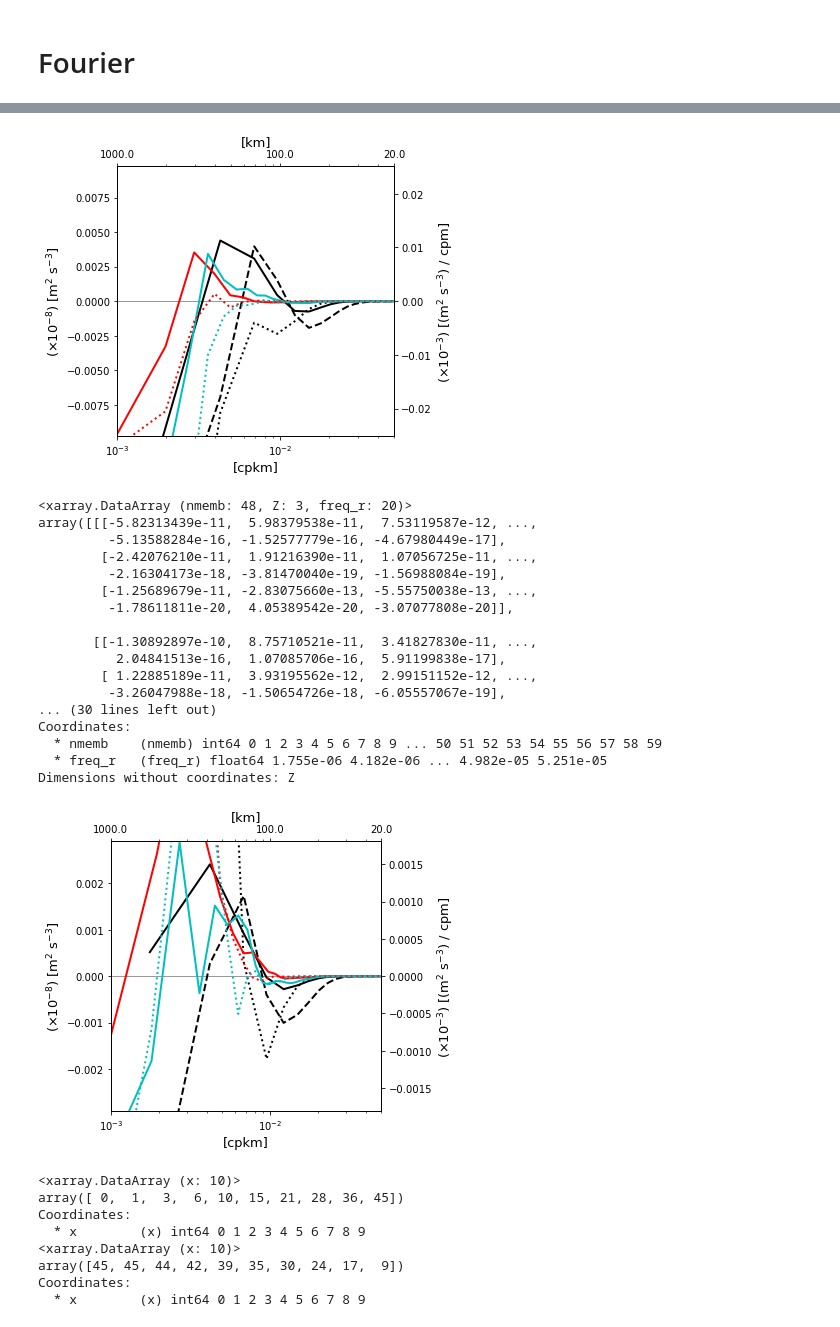
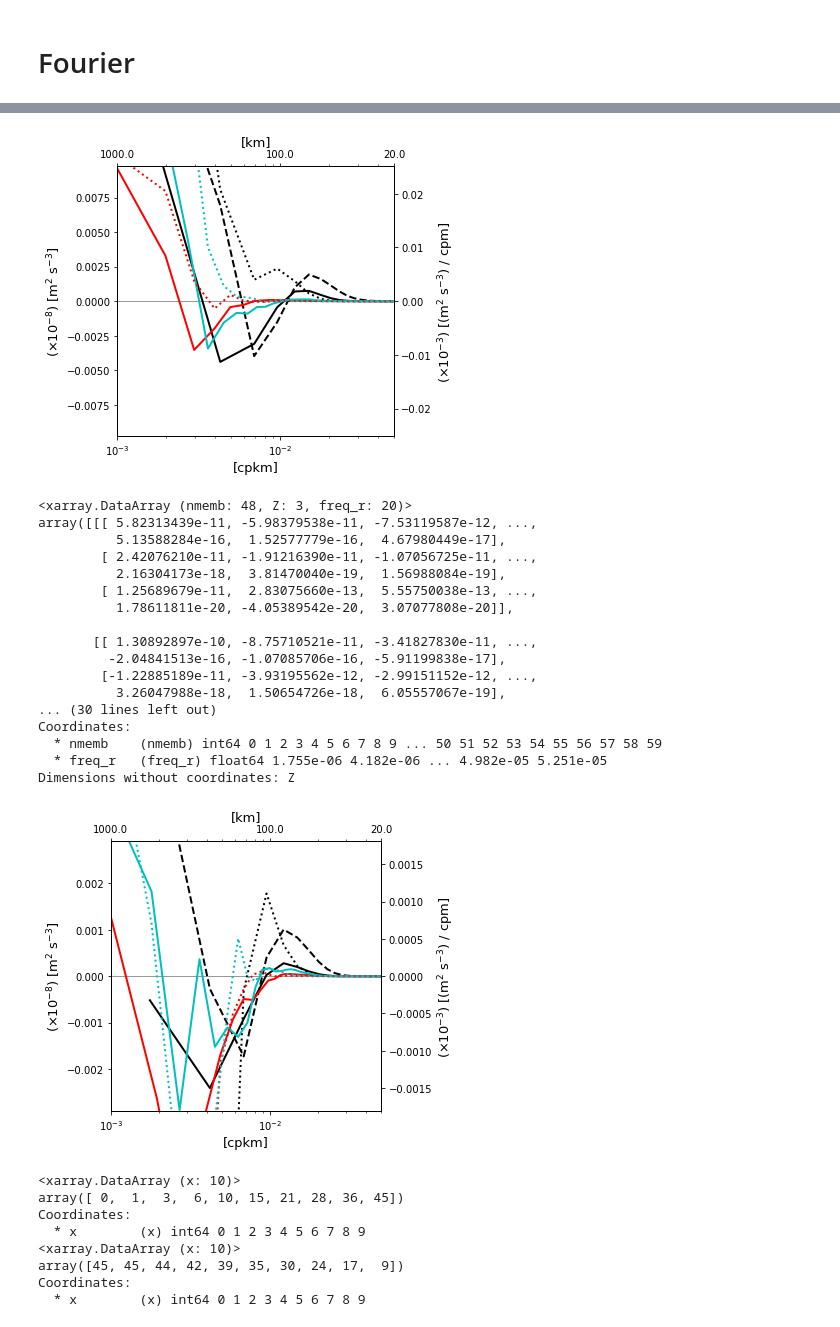
Before and after one commit to roxyboy/NA-wavelet-notes, a Jupyter notebook: KE-spectral-flux.ipynb, the cells around one changed output, grey strips where cells are left out. Cells and saved outputs as stored; diff of their text form; code cells hidden in the pictures.

```diff
--- a/KE-spectral-flux.ipynb
+++ b/KE-spectral-flux.ipynb
@@ -758,14 +888,14 @@ for reg in range(len(xs)):
             )
 
             cs = (csUA+csVA).real
-            pil_0 = (cs.sel(freq_YC=0).isel(freq_XC=slice(int(N[-1]/2)+1,None))*np.diff(cs.freq_XC)[0]
-                    )[...,::-1].cumsum('freq_XC')[...,::-1].compute()
-            pik_0 = (cs.sel(freq_XC=0).isel(freq_YC=slice(int(N[-2]/2)+1,None))*np.diff(cs.freq_YC)[0]
-                    )[...,::-1].cumsum('freq_YC')[...,::-1].compute()
+            pil_0 = -(cs.sel(freq_YC=0).isel(freq_XC=slice(int(N[-1]/2)+1,None))*np.diff(cs.freq_XC)[0]
+                     )[...,::-1].cumsum('freq_XC')[...,::-1].compute()
+            pik_0 = -(cs.sel(freq_XC=0).isel(freq_YC=slice(int(N[-2]/2)+1,None))*np.diff(cs.freq_YC)[0]
+                     )[...,::-1].cumsum('freq_YC')[...,::-1].compute()
 
             iso_cs = xrft.isotropize(cs, ["freq_YC","freq_XC"], truncate=True)
-            pi = (iso_cs*np.diff(iso_cs.freq_r)[0]
-                 )[...,::-1].cumsum('freq_r')[...,::-1].compute()
+            pi = -(iso_cs*np.diff(iso_cs.freq_r)[0]
+                  )[...,::-1].cumsum('freq_r')[...,::-1].compute()
 #             pi = -(iso_cs*np.diff(iso_cs.freq_r)[0]).cumsum('freq_r')
             print(pi)
 
@@ -787,7 +917,7 @@ for reg in range(len(xs)):
             ax2.plot(pil_0.freq_XC*1e3, pil_0.isel(Z=2).mean(['nmemb'])*1e4,
                      'r:', lw=2, label=r"$\times 10$ (Z=-1137)")
             ax2.plot(pik_0.freq_YC*1e3, pik_0.isel(Z=2).mean(['nmemb'])*1e4,
-                     'c:', lw=2)e
+                     'c:', lw=2)
             ax.set_xscale('log')
 #             ax.set_yscale('log')
 #             ax2.set_xscale('log')
@@ -904,27 +1034,27 @@ array([[[-4.57964606e-10, -2.56562725e-12,  9.81113087e-11, ...,
 ... (30 lines left out)
 Coordinates:
   * nmemb    (nmemb) int64 0 1 2 3 4 5 6 7 8 9 ... 50 51 52 53 54 55 56 57 58 59
   * freq_r   (freq_r) float64 1.838e-06 4.282e-06 ... 5.023e-05 5.292e-05
 Dimensions without coordinates: Z
-[figure, old version]
+[figure, new version]
 <xarray.DataArray (nmemb: 48, Z: 3, freq_r: 20)>
-array([[[-5.82313439e-11,  5.98379538e-11,  7.53119587e-12, ...,
-         -5.13588284e-16, -1.52577779e-16, -4.67980449e-17],
-        [-2.42076210e-11,  1.91216390e-11,  1.07056725e-11, ...,
-         -2.16304173e-18, -3.81470040e-19, -1.56988084e-19],
-        [-1.25689679e-11, -2.83075660e-13, -5.55750038e-13, ...,
-         -1.78611811e-20,  4.05389542e-20, -3.07077808e-20]],
+array([[[ 5.82313439e-11, -5.98379538e-11, -7.53119587e-12, ...,
+          5.13588284e-16,  1.52577779e-16,  4.67980449e-17],
+        [ 2.42076210e-11, -1.91216390e-11, -1.07056725e-11, ...,
+          2.16304173e-18,  3.81470040e-19,  1.56988084e-19],
+        [ 1.25689679e-11,  2.83075660e-13,  5.55750038e-13, ...,
+          1.78611811e-20, -4.05389542e-20,  3.07077808e-20]],
 
-       [[-1.30892897e-10,  8.75710521e-11,  3.41827830e-11, ...,
-          2.04841513e-16,  1.07085706e-16,  5.91199838e-17],
-        [ 1.22885189e-11,  3.93195562e-12,  2.99151152e-12, ...,
-         -3.26047988e-18, -1.50654726e-18, -6.05557067e-19],
+       [[ 1.30892897e-10, -8.75710521e-11, -3.41827830e-11, ...,
+         -2.04841513e-16, -1.07085706e-16, -5.91199838e-17],
+        [-1.22885189e-11, -3.93195562e-12, -2.99151152e-12, ...,
+          3.26047988e-18,  1.50654726e-18,  6.05557067e-19],
 ... (30 lines left out)
 Coordinates:
   * nmemb    (nmemb) int64 0 1 2 3 4 5 6 7 8 9 ... 50 51 52 53 54 55 56 57 58 59
   * freq_r   (freq_r) float64 1.755e-06 4.182e-06 ... 4.982e-05 5.251e-05
 Dimensions without coordinates: Z
-[figure, old version]
+[figure, new version]
 # %%
 da = xr.DataArray(np.arange(10), dims='x', coords={'x':range(10)})
 print(da.cumsum('x'))
```
Also changed, not shown: parts of 9 cells of this notebook, 10 other files.
